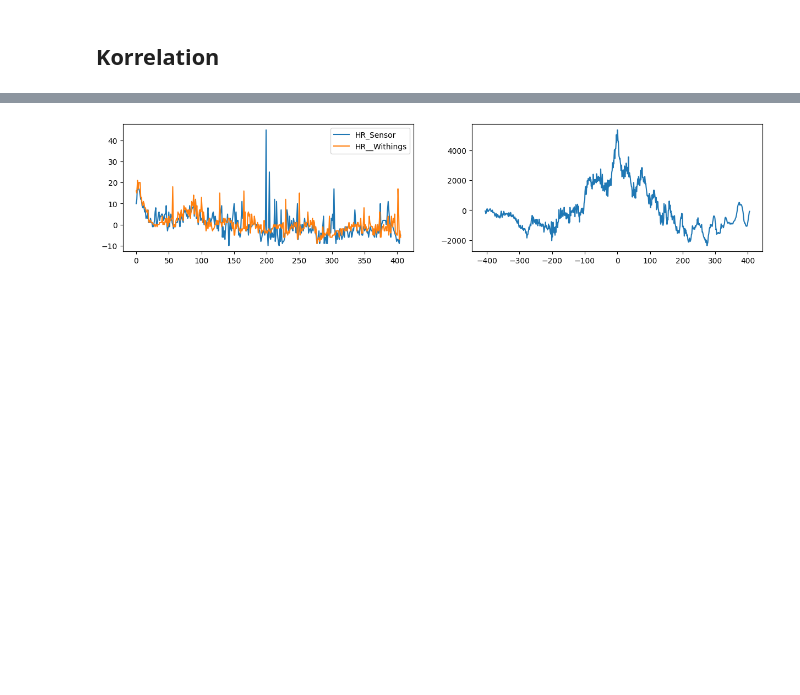
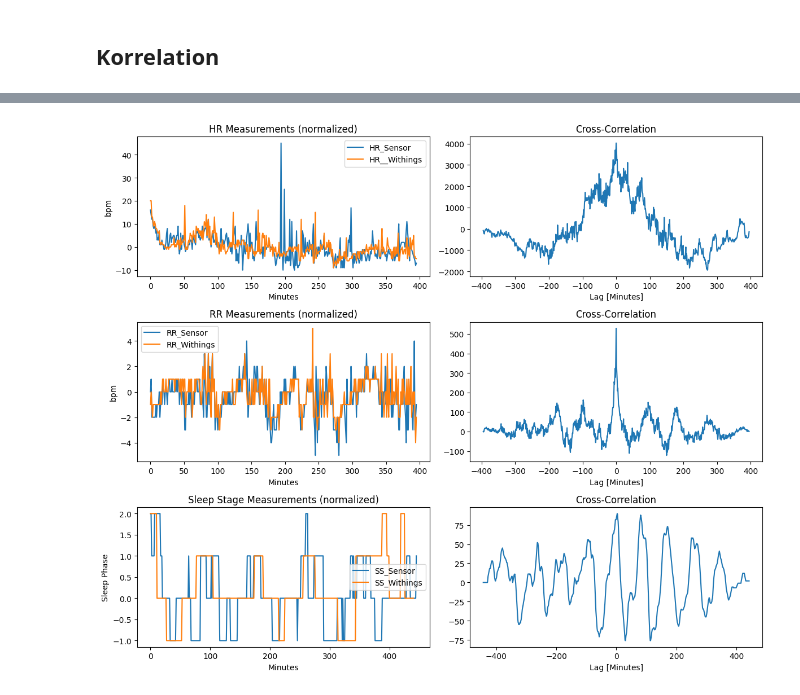
Before and after one commit to markusstraesser/Code, a Jupyter notebook: Evaluation.ipynb, the cells around one changed output, grey strips where cells are left out. Saved outputs shown, nothing was run; the diff lists cells and outputs as text; code cells hidden in the pictures; blank space fills up the shorter version.

```diff
--- a/Evaluation.ipynb
+++ b/Evaluation.ipynb
@@ -7,4 +5,5 @@
 # %%
+date = "29112021"
 import matplotlib.pyplot as plt
 import pandas as pd
 import numpy as np
@@ -12,13 +11,11 @@ from scipy import signal
 from sklearn.metrics import ConfusionMatrixDisplay
 import sklearn.metrics as skm
 
-date = "29112021"
-
 df_sensor = pd.read_csv("Sensordata/clean/" + date + "_sensor_data")
 df_withings = pd.read_csv("Withings_Data/clean/" + date + "_withings_data")
 
-clean_start = 20
-offset = 67
+clean_start = 25
+offset = 72
 hr_sensor = df_sensor["hr_sensor"].to_list()
 hr_withings = df_withings["hr_withings"].to_list()
 hr_s_norm = hr_sensor[clean_start:-clean_start] - np.median(hr_sensor[clean_start:-clean_start])
@@ -28,13 +25,94 @@ hr_w_clipped = hr_withings[offset:len(hr_s_clipped)+offset]
 cross_corr = signal.correlate(hr_s_norm, hr_w_norm, "full", method="fft").tolist()
 x_vals = range(int(-len(cross_corr)/2), int(-len(cross_corr)/2)+int(len(cross_corr)))
 plt.style.use('default')
-plt.figure(figsize=(15, 3))
-plt.subplot(121)
+plt.figure(figsize=(12, 10))
+plt.subplot(321, title="HR Measurements (normalized)", xlabel="Minutes", ylabel="bpm")
 plt.plot(hr_s_norm, label="HR_Sensor")
 plt.plot(hr_w_norm, label="HR__Withings")
 plt.legend()
-plt.subplot(122)
+plt.subplot(322, title="Cross-Correlation", xlabel="Lag [Minutes]")
+plt.plot(x_vals, cross_corr)
+plt.tight_layout()
+plt.show
+print("Best correlation between the HR:", cross_corr.index(max(cross_corr))-int(len(cross_corr)/2), "Minutes offset")
+
+rr_sensor = df_sensor["rr_sensor"].to_list()
+rr_withings = df_withings["rr_withings"].to_list()
+rr_s_norm = rr_sensor[clean_start:-clean_start] - np.median(rr_sensor[clean_start:-clean_start])
+rr_w_norm = rr_withings[offset:len(rr_s_norm)+offset] - np.median(rr_withings[offset:len(rr_s_norm)+offset])
+rr_s_clipped = rr_sensor[clean_start:-clean_start]
+rr_w_clipped = rr_withings[offset:len(rr_s_clipped)+offset]
+cross_corr = signal.correlate(rr_s_norm, rr_w_norm, "full", method="fft").tolist()
+x_vals = range(int(-len(cross_corr)/2), int(-len(cross_corr)/2)+int(len(cross_corr)))
+# plt.style.use('default')
+# plt.figure(figsize=(12, 3))
+plt.subplot(323, title="RR Measurements (normalized)", xlabel="Minutes", ylabel="bpm")
+plt.plot(rr_s_norm, label="RR_Sensor")
+plt.plot(rr_w_norm, label="RR_Withings")
+plt.legend()
+plt.subplot(324, title="Cross-Correlation", xlabel="Lag [Minutes]")
+plt.plot(x_vals, cross_corr)
+plt.tight_layout()
+plt.show
+print("Best correlation between RR:", cross_corr.index(max(cross_corr))-int(len(cross_corr)/2), "Minutes offset")
+
+# Sleep stage offset
+offset = offset + 0
+
+ss_sensor = df_sensor["ss_sensor"].to_list()
+ss_withings = df_withings["ss_withings"].to_list()
+ss_s_norm = ss_sensor - np.median(ss_sensor)
+ss_w_norm = ss_withings[offset:len(ss_s_norm)+offset] - np.median(ss_withings[offset:len(ss_s_norm)+offset])
+ss_s_clipped = ss_sensor[clean_start:-clean_start]
+ss_w_clipped = ss_withings[offset:len(ss_s_clipped)+offset]
+cross_corr = signal.correlate(ss_s_norm, ss_w_norm, "full", method="fft").tolist()
+x_vals = range(int(-len(cross_corr)/2), int(-len(cross_corr)/2)+int(len(cross_corr)))
+# plt.style.use('default')
+# plt.figure(figsize=(12, 3))
+plt.subplot(325, title="Sleep Stage Measurements (normalized)", xlabel="Minutes", ylabel="Sleep Phase")
+plt.plot(ss_s_norm, label="SS_Sensor")
+plt.plot(ss_w_norm, label="SS_Withings")
+plt.legend()
+plt.subplot(326, title="Cross-Correlation", xlabel="Lag [Minutes]")
 plt.plot(x_vals, cross_corr)
 plt.show
-print("Best correlation between the Signals:", cross_corr.index(max(cross_corr))-int(len(cross_corr)/2), "Minutes offset")
+plt.tight_layout()
+print("Best correlation between Sleep Stages:", cross_corr.index(max(cross_corr))-int(len(cross_corr)/2),"Minutes offset")
+
+plt.figure(figsize=(6, 3))
+plt.subplot(121)
+plt.scatter(hr_w_clipped, hr_s_clipped)
+plt.xlim([40, 90])
+plt.ylim([40, 90])
+z = np.polyfit(hr_w_clipped, hr_s_clipped, 1)
+p = np.poly1d(z)
+plt.plot(hr_w_clipped,p(hr_w_clipped),"r")
+plt.xlabel("Withings HR [bpm]")
+plt.ylabel("Sensor HR [bpm]")
+plt.title("HR Correlation")
+plt.subplot(122)
+plt.scatter(rr_s_clipped, rr_w_clipped)
+plt.ylim([5, 25])
+plt.xlim([5, 25])
+z = np.polyfit(rr_w_clipped, rr_s_clipped, 1)
+p = np.poly1d(z)
+plt.plot(rr_w_clipped,p(rr_w_clipped),"r")
+plt.xlabel("Withings RR [bpm]")
+plt.ylabel("Sensor RR [bpm]")
+plt.title("RR Correlation")
+plt.tight_layout()
+ConfusionMatrixDisplay.from_predictions(ss_w_clipped, ss_s_clipped, display_labels=["Deep","Light","REM","Awake"], cmap="Blues").ax_.set_title("Sleep Stage Confusion Matrix")
+plt.show()
+
+print(f"HR Accuracy: {skm.accuracy_score(hr_w_norm, hr_s_norm):.2f}")
+print(f"HR Precision: {skm.precision_score(hr_w_norm, hr_s_norm, average='macro', zero_division=1):.2f}")
+print(f"HR F1-Score: {skm.f1_score(hr_w_norm, hr_s_norm, average='weighted'):.2f}")
+#ConfusionMatrixDisplay.from_predictions(hr_w_clipped, hr_s_clipped, cmap="Blues")
+print(f"RR Accuracy: {skm.accuracy_score(rr_w_norm, rr_s_norm):.2f}")
+print(f"RR Precision: {skm.precision_score(rr_w_norm, rr_s_norm, average='macro', zero_division=1):.2f}")
+print(f"RR F1-Score: {skm.f1_score(rr_w_norm, rr_s_norm, average='weighted'):.2f}")
+#ConfusionMatrixDisplay.from_predictions(rr_w_clipped, rr_s_clipped, cmap="Blues")
+print(f"Sleep Phase Accuracy: {skm.accuracy_score(ss_w_clipped, ss_s_clipped):.2f}")
+print(f"Sleep Phase Precision: {skm.precision_score(ss_w_clipped, ss_s_clipped, average='macro', zero_division=1):.2f}")
+print(f"Sleep Phase F1-Score: {skm.f1_score(ss_w_clipped, ss_s_clipped, average='weighted'):.2f}")
 # %% [output]
@@ -42 +122 @@ Best correlation between the Signals: 0 Minutes offset
-[figure, old version]
+[figure, new version]
```
Also changed, not shown: parts of 9 cells of this notebook.
